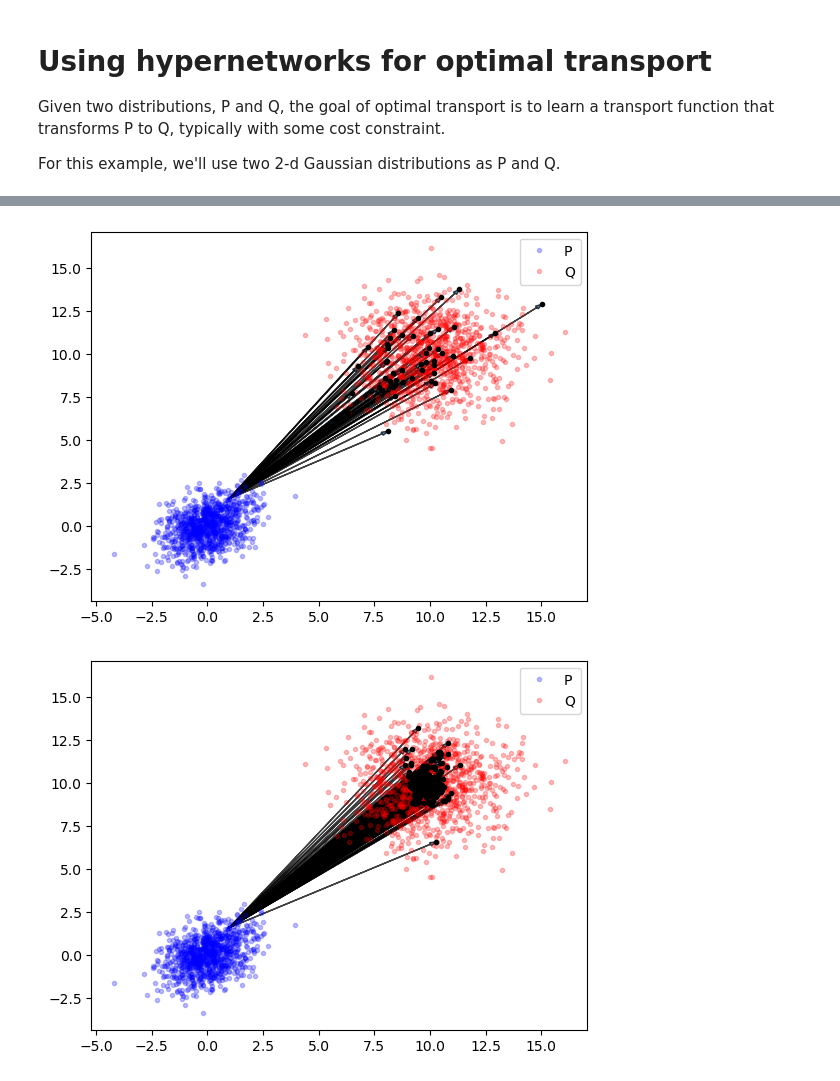
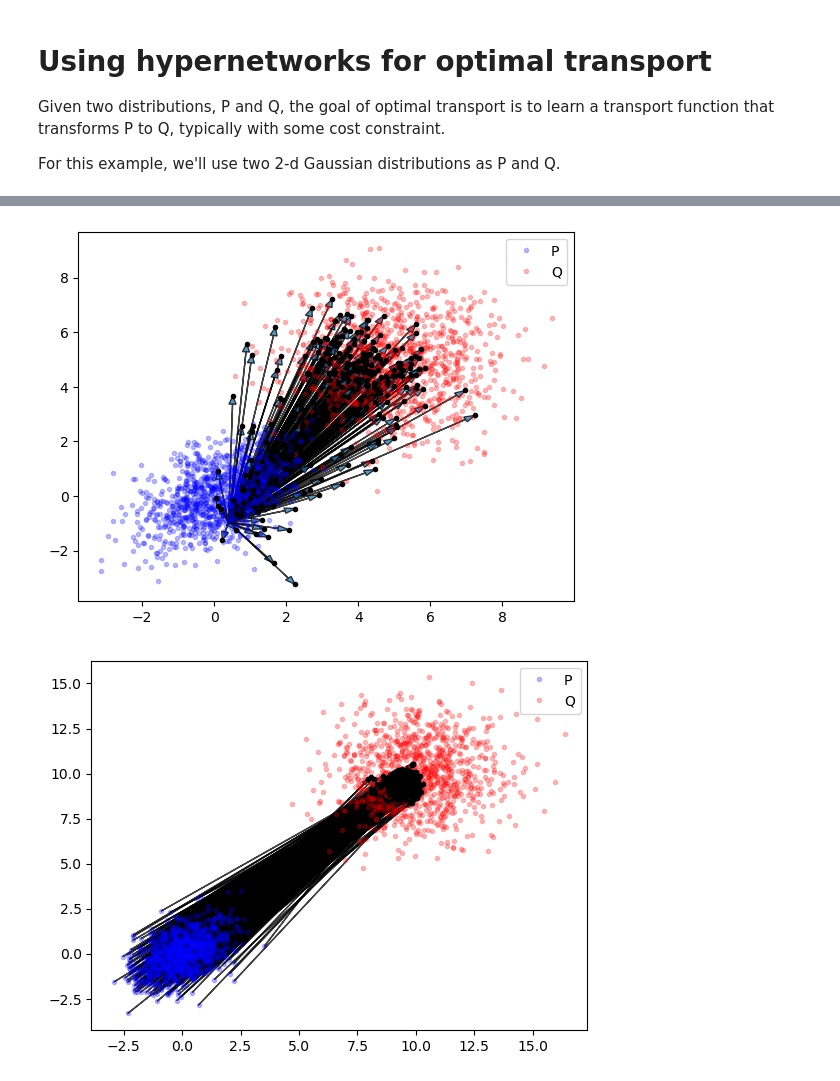
Before and after one commit to nathanieljevans/hypernet, a Jupyter notebook: notebooks/07_optimal_transport.ipynb, the cells around one changed output, grey strips where cells are left out. Cells and saved outputs as stored; diff of their text form; code cells hidden in the pictures.

```diff
--- a/notebooks/07_optimal_transport.ipynb
+++ b/notebooks/07_optimal_transport.ipynb
@@ -18,9 +21,9 @@ Sigma_P = np.array([[1, 0.4],
                     [0.4, 1]])  # Covariance matrix
 
 # Define the parameters for the target distribution Q
-mu_Q = np.array([10, 10])  # Mean vector
-Sigma_Q = np.array([[3, 0],
-                    [0, 3]])  # Covariance matrix
+mu_Q = np.array([5, 5])  # Mean vector
+Sigma_Q = np.array([[2, 0],
+                    [0, 2]])  # Covariance matrix
 
 n_samples = 1000
 
@@ -38,11 +41,11 @@ plt.show()
 x = torch.tensor(P, dtype=torch.float32)
 y = torch.tensor(Q, dtype=torch.float32)
 
-model, losses = train_ien(x,y, loss_fn='edl', model_kwargs={'hidden_channels':25,
+model, losses = train_ien(x,y, loss_fn='edl+Tcost', model_kwargs={'hidden_channels':100,
                                                                'layers':2,
                                                                'gaussian_channels':10,
                                                                'width':25,
-                                                               'nonlin':'relu',
+                                                               'nonlin':'elu',
                                                                'norm':'none'},
-                        lr=1e-3, batch_size=250, num_epochs=1000, compile=False, nsamples=1000)
+                        lr=1e-3, batch_size=500, num_epochs=1000, compile=False, nsamples=25)
 # %% [output]
@@ -50,19 +53,19 @@ progress: 999/1000 --> loss: 3.005
 # %%
-yhat = model(x, samples=50)
+yhat = model(x, samples=250)
 # %%
 plt.figure()
 plt.plot(*P.T, 'b.', alpha=0.25, label='P')
 plt.plot(*Q.T, 'r.', alpha=0.25, label='Q')
 
 # plot the transport function(s) for one observation
-obs_idx = 7
+obs_idx = 8
 xx = x[obs_idx]
 for i in range(yhat.size(0)):
     yyhat = yhat[i, obs_idx, :]
     plt.arrow(xx[0].item(), xx[1].item(), yyhat[0].item() - xx[0].item(), yyhat[1].item()-xx[1].item(), head_width=0.2, length_includes_head=True, alpha=0.75)
     plt.plot(yyhat[0].item(), yyhat[1].item(), 'k.')
 
 plt.legend()
 plt.show()
 # %% [output]
-[figure, old version]
+[figure, new version]
@@ -69,17 +86,20 @@ plt.show()
 # %%
-# what is the most propable transport function per obs? are they unique?
+# what is the most propable or average transport function per obs? are they unique?
 
 plt.figure()
 plt.plot(*P.T, 'b.', alpha=0.25, label='P')
 plt.plot(*Q.T, 'r.', alpha=0.25, label='Q')
 
 # plot the average transport function for each obs
+yhat_mu = yhat.mean(0).detach().cpu().numpy()
 for i in range(yhat.size(1)):
-    yyhat = yhat[:, i, :].mean(dim=0)
-    plt.arrow(xx[i].item(), xx[i].item(), yyhat[i].item() - xx[i].item(), yyhat[1].item()-xx[1].item(), head_width=0.2, length_includes_head=True, alpha=0.75)
-    plt.plot(yyhat[i].item(), yyhat[i].item(), 'k.')
+    yyhat = (get_mode(yhat[:, i, 0].detach().cpu().numpy()), get_mode(yhat[:, i, 1].detach().cpu().numpy()))
+    #yyhat = yhat_mu[i]
+    xx = x[i].detach().cpu().numpy()
+    plt.arrow(xx[0].item(), xx[1].item(), yyhat[0].item() - xx[0].item(), yyhat[1].item()-xx[1].item(), head_width=0.2, length_includes_head=True, alpha=0.75)
+    plt.plot(yyhat[0].item(), yyhat[1].item(), 'k.')
 
 plt.legend()
 plt.show()
 # %% [output]
-[figure, old version]
+[figure, new version]
```
Also changed, not shown: parts of 6 cells of this notebook, 7 other files.
